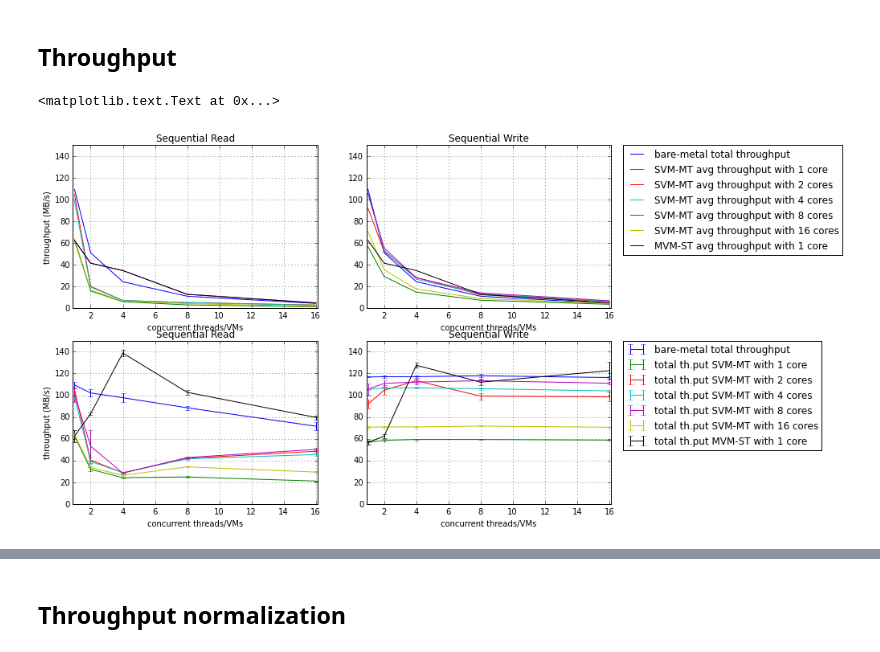
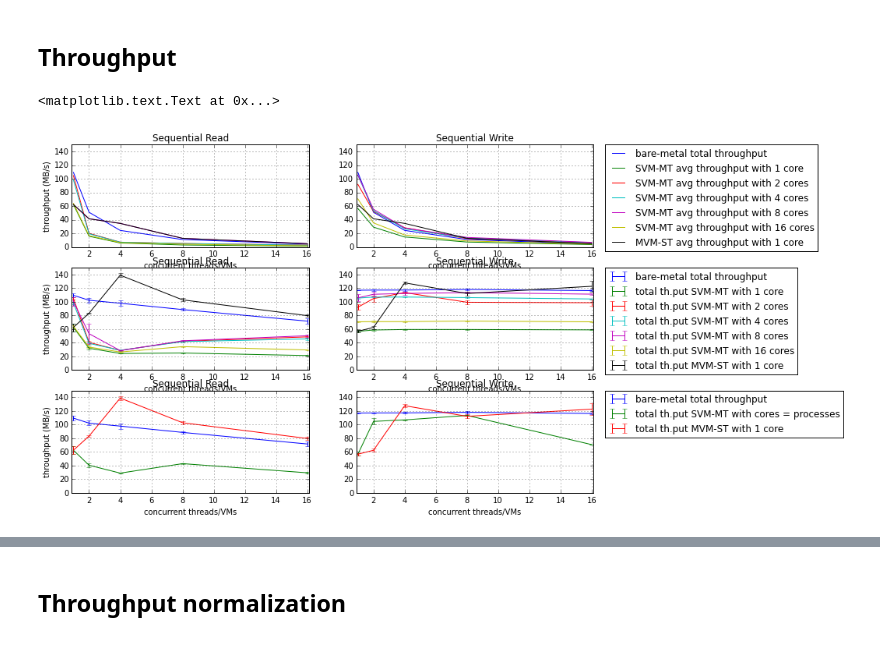
Before and after one commit to hasonhai/io_measurements, a Jupyter notebook: notebook/DA16procs_d32_v1.ipynb, the cells around one changed output, grey strips where cells are left out. Drawn from its saved outputs; the diff is of its cells as text; code cells hidden in the pictures.

```diff
--- a/notebook/DA16procs_d32_v1.ipynb
+++ b/notebook/DA16procs_d32_v1.ipynb
@@ -132,12 +132,18 @@ ciaggbwsrsvm16c = ciaggtpin5tests.filter(regex="^SR01VM16CTH").tolist()
 ciaggbwswsvm16c = ciaggtpin5tests.filter(regex="^SW01VM16CTH").tolist()
 ciaggbwsrmvm = ciaggtpin5tests.filter(regex="^SR[0-9]+VM01CTH01").tolist()
 ciaggbwswmvm = ciaggtpin5tests.filter(regex="^SW[0-9]+VM01CTH01").tolist()
+
+# Number of processes = number of core
+aggbwsrsvm = [aggbwsrsvm1c[0], aggbwsrsvm2c[1], aggbwsrsvm4c[2], aggbwsrsvm8c[3], aggbwsrsvm16c[4]]
+aggbwswsvm = [aggbwswsvm1c[0], aggbwswsvm2c[1], aggbwswsvm4c[2], aggbwswsvm8c[3], aggbwswsvm16c[4]]
+ciaggbwsrsvm = [ciaggbwsrsvm1c[0], ciaggbwsrsvm2c[1], ciaggbwsrsvm4c[2], ciaggbwsrsvm8c[3], ciaggbwsrsvm16c[4]]
+ciaggbwswsvm = [ciaggbwswsvm1c[0], ciaggbwswsvm2c[1], ciaggbwswsvm4c[2], ciaggbwswsvm8c[3], ciaggbwswsvm16c[4]]
 # %% [markdown]
 ## Throughput
 # %%
 x_axis = [1,2,4,8,16]
 pylab.rcParams['figure.figsize'] = 12, 8  # change default size of figures
-plt.subplot(221)
+plt.subplot(321)
 plt.plot(x_axis, bwsrbf)
 plt.plot(x_axis, bwsrsvm1c)
 plt.plot(x_axis, bwsrsvm2c)
@@ -151,7 +157,7 @@ plt.title('Sequential Read')
 pylab.xlabel('concurrent threads/VMs')
 pylab.ylabel('throughput (MB/s)')
 
-plt.subplot(222)
+plt.subplot(322)
 plt.plot(x_axis, bwsrbf, label = 'bare-metal total throughput')
 plt.plot(x_axis, bwswsvm1c, label = 'SVM-MT avg throughput with 1 core')
 plt.plot(x_axis, bwswsvm2c, label = 'SVM-MT avg throughput with 2 cores')
@@ -166,39 +172,59 @@ plt.title('Sequential Write')
 pylab.xlabel('concurrent threads/VMs')
 #pylab.ylabel('throughput (MB/s)')
 
-plt.subplot(223)
+plt.subplot(323)
 plt.errorbar(x_axis, aggbwsrbf, ciaggbwsrbf)
 plt.errorbar(x_axis, aggbwsrsvm1c, ciaggbwsrsvm1c)
 plt.errorbar(x_axis, aggbwsrsvm2c, ciaggbwsrsvm2c)
 plt.errorbar(x_axis, aggbwsrsvm4c, ciaggbwsrsvm4c)
 plt.errorbar(x_axis, aggbwsrsvm8c, ciaggbwsrsvm8c)
 plt.errorbar(x_axis, aggbwsrsvm16c, ciaggbwsrsvm16c)
 plt.errorbar(x_axis, aggbwsrmvm, ciaggbwsrmvm)
 plt.axis([0.9, 16.1, 0, 150])
 plt.grid(True)
 plt.title('Sequential Read')
 pylab.xlabel('concurrent threads/VMs')
 pylab.ylabel('throughput (MB/s)')
 
-plt.subplot(224)
+plt.subplot(324)
 plt.errorbar(x_axis, aggbwswbf, ciaggbwswbf, label = 'bare-metal total throughput')
 plt.errorbar(x_axis, aggbwswsvm1c, ciaggbwswsvm1c, label = 'total th.put SVM-MT with 1 core')
 plt.errorbar(x_axis, aggbwswsvm2c, ciaggbwswsvm2c, label = 'total th.put SVM-MT with 2 cores')
 plt.errorbar(x_axis, aggbwswsvm4c, ciaggbwswsvm4c, label = 'total th.put SVM-MT with 4 cores')
 plt.errorbar(x_axis, aggbwswsvm8c, ciaggbwswsvm8c, label = 'total th.put SVM-MT with 8 cores')
 plt.errorbar(x_axis, aggbwswsvm16c, ciaggbwswsvm16c, label = 'total th.put SVM-MT with 16 cores')
 plt.errorbar(x_axis, aggbwswmvm, ciaggbwswmvm, label = 'total th.put MVM-ST with 1 core')
 plt.axis([0.9, 16.1, 0, 150])
 plt.grid(True)
 plt.title('Sequential Write')
 plt.legend(bbox_to_anchor=(1.05, 1), loc=2, borderaxespad=0.)
 pylab.xlabel('concurrent threads/VMs')
 #pylab.ylabel('throughput (MB/s)')
 
+plt.subplot(325)
+plt.errorbar(x_axis, aggbwsrbf, ciaggbwsrbf)
+plt.errorbar(x_axis, aggbwsrsvm, ciaggbwsrsvm)
+plt.errorbar(x_axis, aggbwsrmvm, ciaggbwsrmvm)
+plt.axis([0.9, 16.1, 0, 150])
+plt.grid(True)
+plt.title('Sequential Read')
+pylab.xlabel('concurrent threads/VMs')
+pylab.ylabel('throughput (MB/s)')
+
+plt.subplot(326)
+plt.errorbar(x_axis, aggbwswbf, ciaggbwswbf, label = 'bare-metal total throughput')
+plt.errorbar(x_axis, aggbwswsvm, ciaggbwswsvm, label = 'total th.put SVM-MT with cores = processes')
+plt.errorbar(x_axis, aggbwswmvm, ciaggbwswmvm, label = 'total th.put MVM-ST with 1 core')
+plt.axis([0.9, 16.1, 0, 150])
+plt.grid(True)
+plt.title('Sequential Write')
+plt.legend(bbox_to_anchor=(1.05, 1), loc=2, borderaxespad=0.)
+pylab.xlabel('concurrent threads/VMs')
+
 #plt.savefig('throughput16procs.pdf')
 # %% [output]
 <matplotlib.text.Text at 0x...>
-[figure, old version]
+[figure, new version]
 # %% [markdown]
 The two top figures represent the average throughput of each thread in the test, while the bottom ones represent the aggregated throughput from all threads/VMs in the same scenario. With the three scenarios, we have very different behavior. Let me remind you about the three scenarios that we have:
 
```
Also changed, not shown: parts of 8 cells of this notebook.
